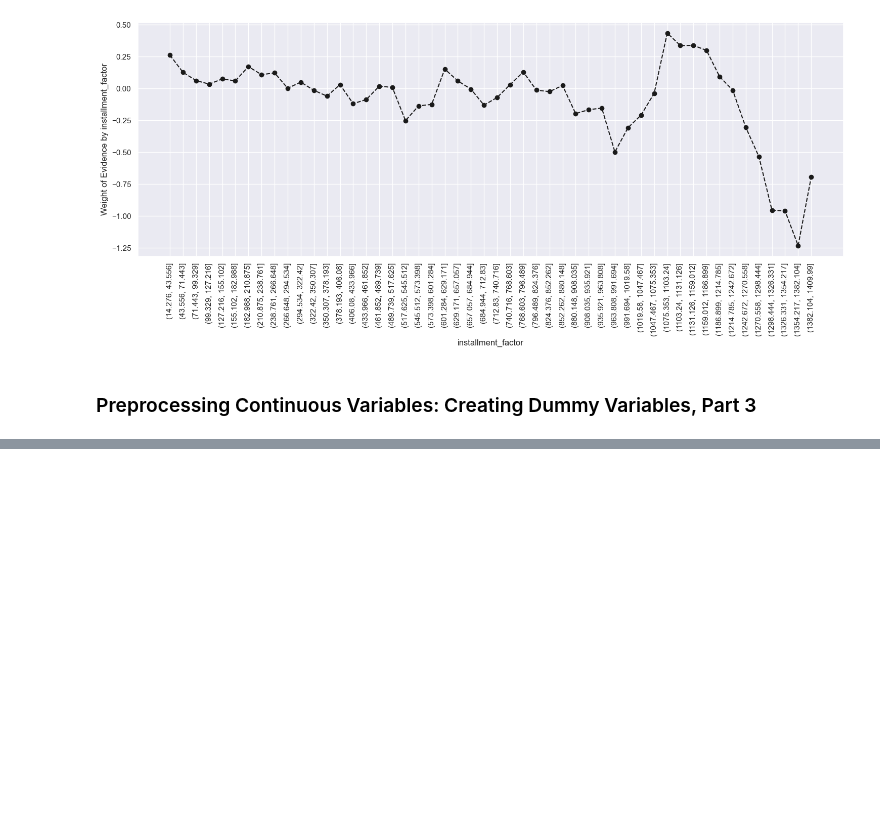
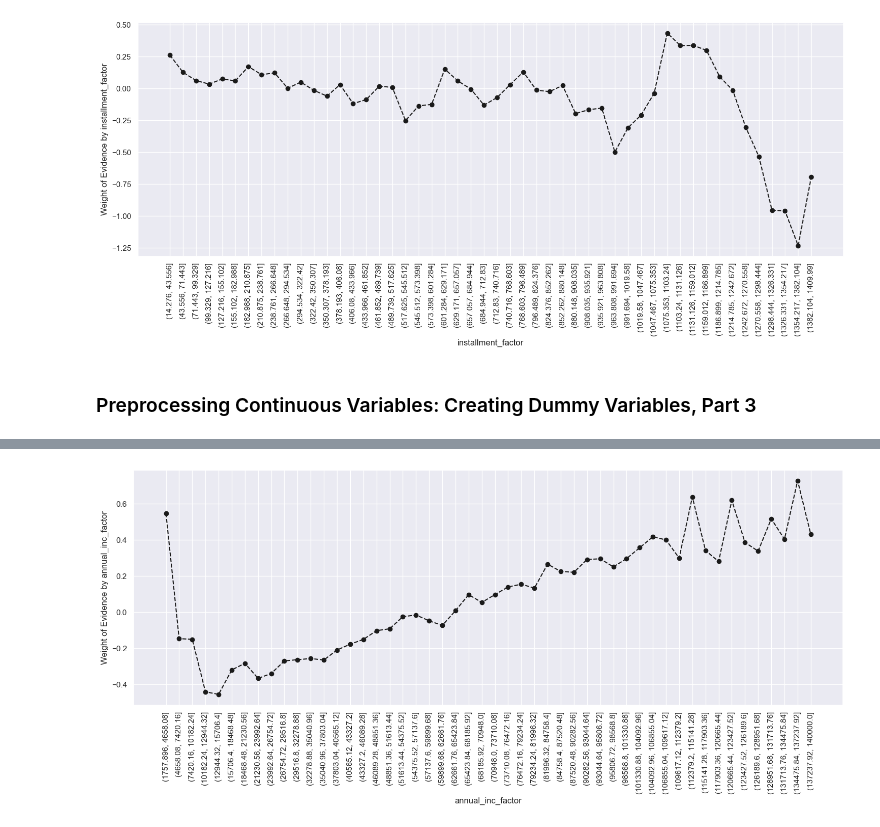
Before and after one commit to tomislavilic/Credit_Risk_Modeling, a Jupyter notebook: creditRisk.ipynb, the cells around one changed output, grey strips where cells are left out. Drawn from its saved outputs; the diff is of its cells as text; code cells hidden in the pictures; blank space fills up the shorter version.

Commit message:
Loan_data_Input_Testt

```diff
--- a/creditRisk.ipynb
+++ b/creditRisk.ipynb
@@ -1606,3 +1601,7 @@ plot_by_woe(df_temp, 90)
 [figure]
 # %% [markdown]
 ### Preprocessing Continuous Variables: Creating Dummy Variables, Part 3
+# %%
+df_inputs_prepr['annual_inc_factor'] = pd.cut(df_inputs_prepr['annual_inc'], 50)
+df_temp = woe_ordered_continuous(df_inputs_prepr, 'annual_inc_factor', df_targets_prepr)
+df_temp.head(10)
@@ -1608,0 +1620,4 @@ plot_by_woe(df_temp, 90)
+# %%
+df_inputs_prepr['annual_inc_factor'] = pd.cut(df_inputs_prepr['annual_inc'], 100)
+df_temp = woe_ordered_continuous(df_inputs_prepr, 'annual_inc_factor', df_targets_prepr)
+df_temp.head(10)
@@ -1608,0 +1636,6 @@ plot_by_woe(df_temp, 90)
+# %%
+df_inputs_prepr_temp = df_inputs_prepr.loc[df_inputs_prepr['annual_inc'] <= 140000, : ]
+# %%
+df_inputs_prepr_temp['annual_inc_factor'] = pd.cut(df_inputs_prepr_temp['annual_inc'], 50)
+df_temp = woe_ordered_continuous(df_inputs_prepr_temp, 'annual_inc_factor', df_targets_prepr[df_inputs_prepr_temp.index])
+df_temp.head(10)
@@ -1608,0 +1659,4 @@ plot_by_woe(df_temp, 90)
+# %%
+plot_by_woe(df_temp, 90)
+# %% [output]
+[figure, added]
```
Also changed, not shown: parts of 22 cells of this notebook, 1 other file.
